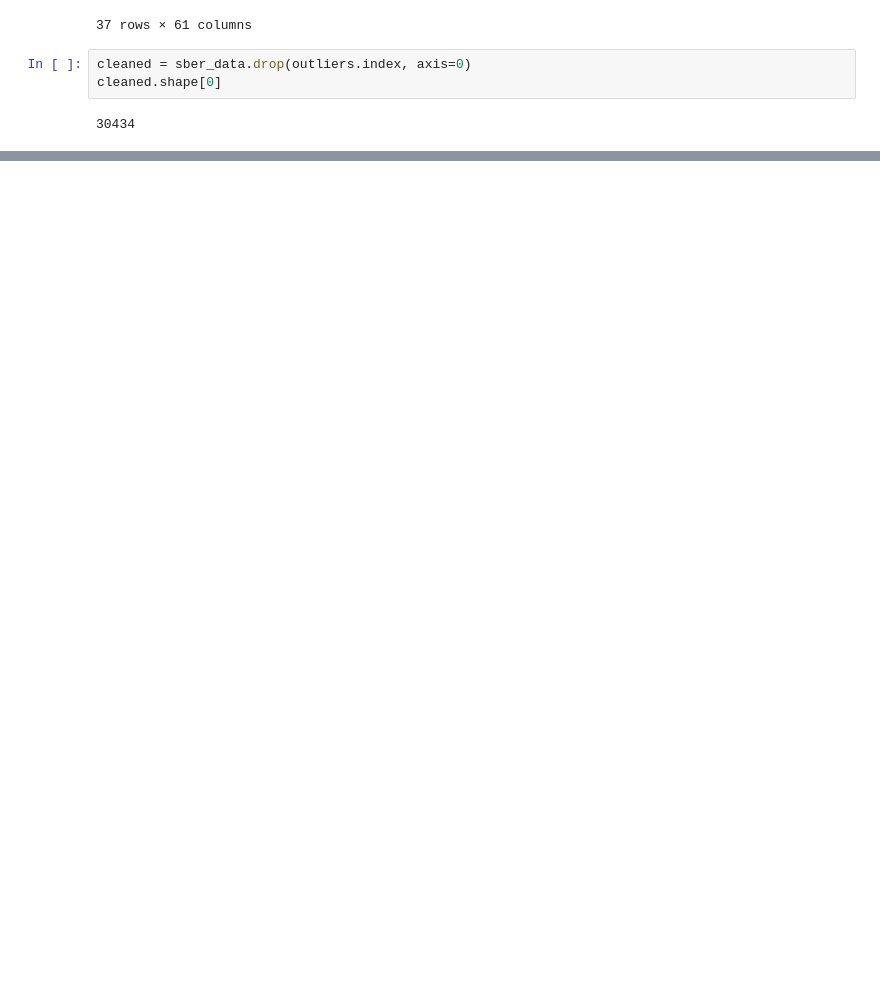
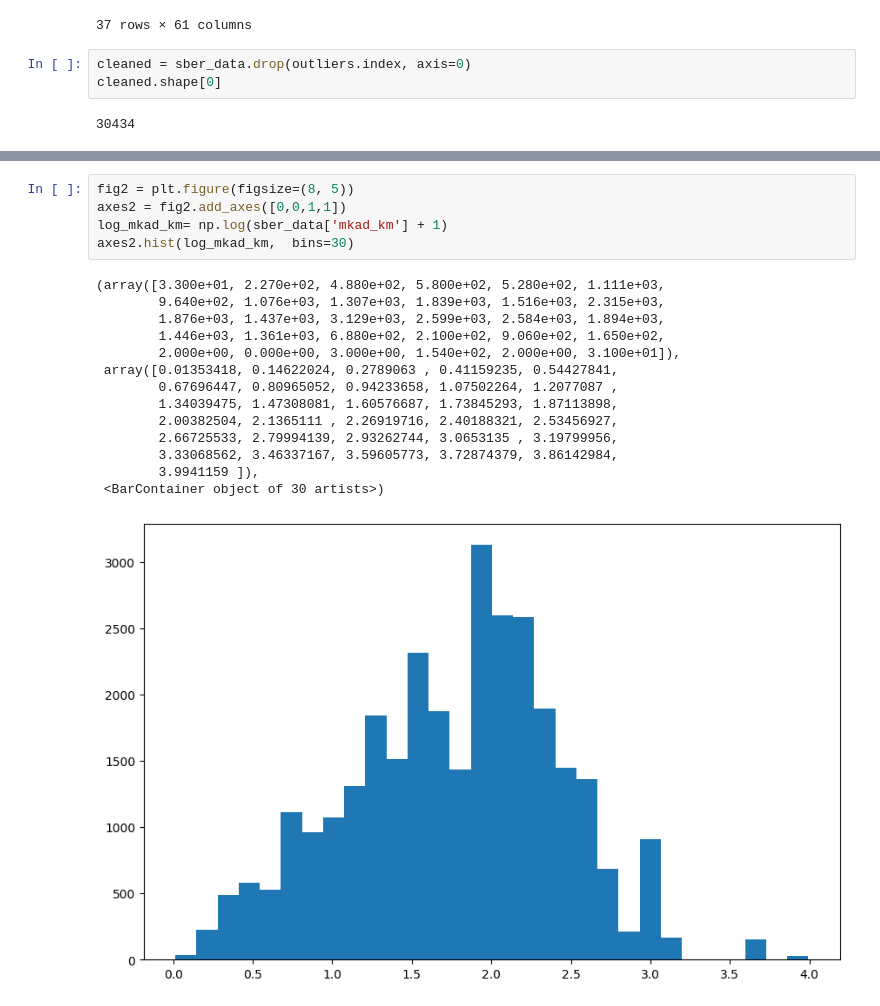
Before and after one commit to AnnaKodash/DS_learning, a Jupyter notebook: Python 14/sber.ipynb, the cells around one changed output, grey strips where cells are left out. Drawn from its saved outputs; the diff is of its cells as text; blank space fills up the shorter version.

```diff
--- a/Python 14/sber.ipynb
+++ b/Python 14/sber.ipynb
@@ -369,0 +433,20 @@ cleaned.shape[0]
+# %%
+fig2 = plt.figure(figsize=(8, 5))
+axes2 = fig2.add_axes([0,0,1,1])
+log_mkad_km= np.log(sber_data['mkad_km'] + 1)
+axes2.hist(log_mkad_km,  bins=30)
+# %% [output]
+(array([3.300e+01, 2.270e+02, 4.880e+02, 5.800e+02, 5.280e+02, 1.111e+03,
+        9.640e+02, 1.076e+03, 1.307e+03, 1.839e+03, 1.516e+03, 2.315e+03,
+        1.876e+03, 1.437e+03, 3.129e+03, 2.599e+03, 2.584e+03, 1.894e+03,
+        1.446e+03, 1.361e+03, 6.880e+02, 2.100e+02, 9.060e+02, 1.650e+02,
+        2.000e+00, 0.000e+00, 3.000e+00, 1.540e+02, 2.000e+00, 3.100e+01]),
+ array([0.01353418, 0.14622024, 0.2789063 , 0.41159235, 0.54427841,
+        0.67696447, 0.80965052, 0.94233658, 1.07502264, 1.2077087 ,
+        1.34039475, 1.47308081, 1.60576687, 1.73845293, 1.87113898,
+        2.00382504, 2.1365111 , 2.26919716, 2.40188321, 2.53456927,
+        2.66725533, 2.79994139, 2.93262744, 3.0653135 , 3.19799956,
+        3.33068562, 3.46337167, 3.59605773, 3.72874379, 3.86142984,
+        3.9941159 ]),
+ <BarContainer object of 30 artists>)
+[figure, added]
```
Also changed, not shown: parts of 19 cells of this notebook, 5 other files.
